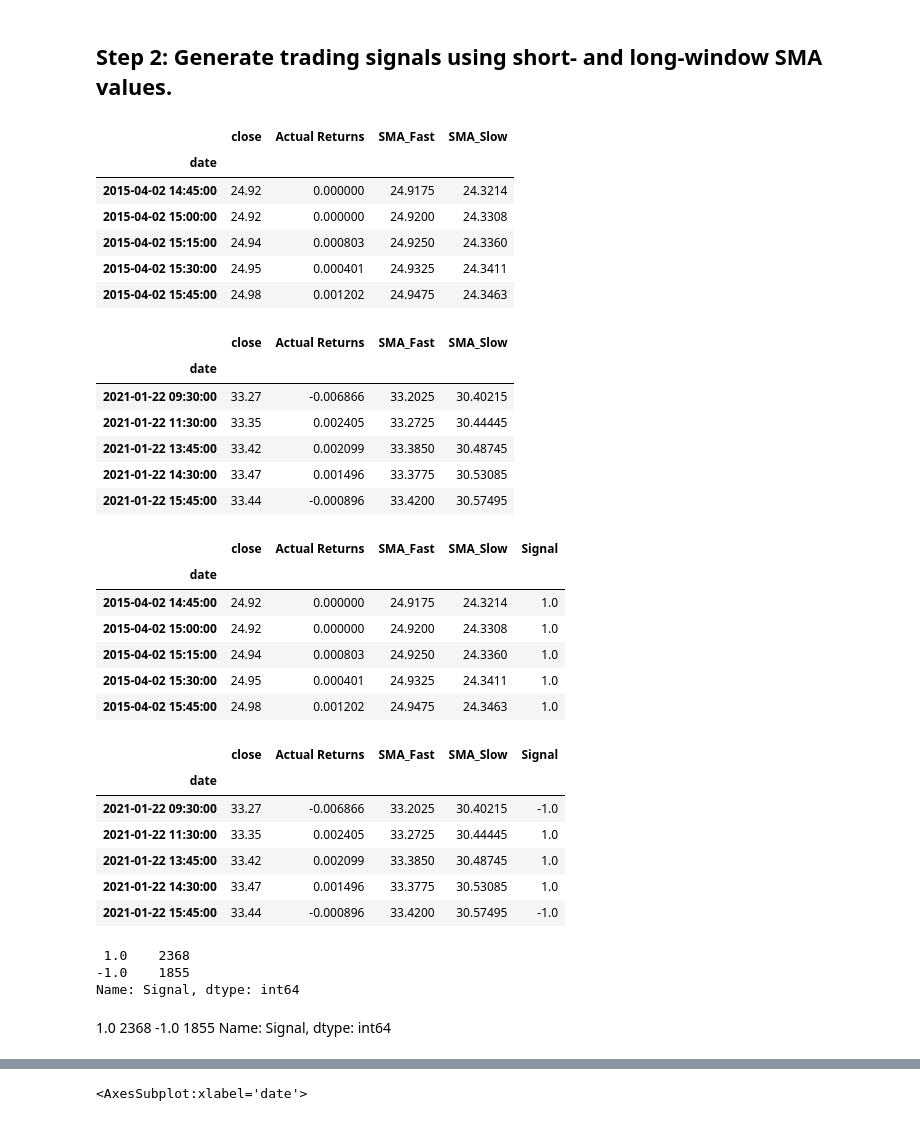
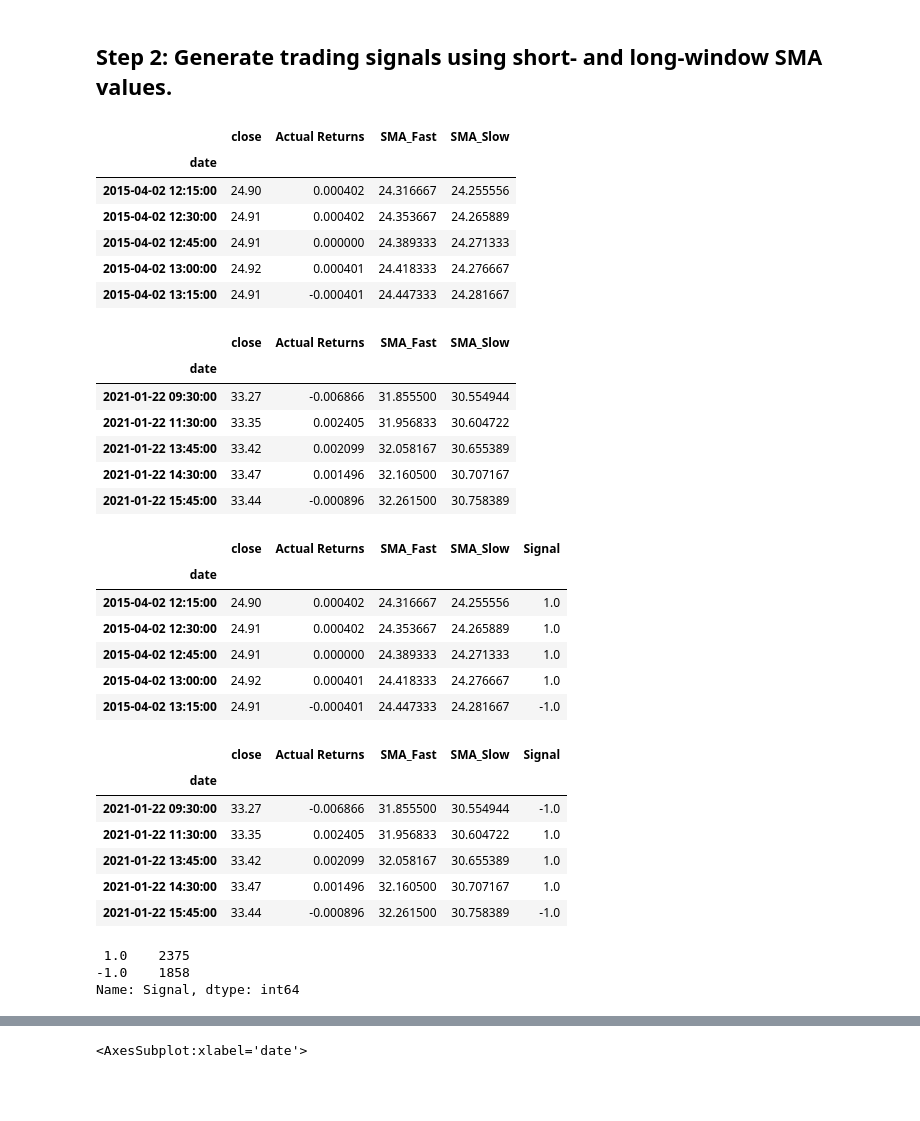
Before and after one commit to ALPHAINFINITETEAM/Module-14-Algorithmic-trading, a Jupyter notebook: Starter_Code/machine_learning_trading_bot.ipynb, the cells around one changed output, grey strips where cells are left out. Cells and saved outputs as stored; diff of their text form; code cells hidden in the pictures; blank space fills up the shorter version.

```diff
--- a/Starter_Code/machine_learning_trading_bot.ipynb
+++ b/Starter_Code/machine_learning_trading_bot.ipynb
@@ -139,33 +136,33 @@ display(signals_df.tail())
 ## Step 2: Generate trading signals using short- and long-window SMA values.
 # %%
 # Set the short window and long window
-short_window = 4
-long_window = 100
+short_window = 30
+long_window = 90
 
 # Generate the fast and slow simple moving averages (4 and 100 days, respectively)
 signals_df['SMA_Fast'] = signals_df['close'].rolling(window=short_window).mean()
 signals_df['SMA_Slow'] = signals_df['close'].rolling(window=long_window).mean()
 
 signals_df = signals_df.dropna()
 
 # Review the DataFrame
 display(signals_df.head())
 display(signals_df.tail())
 # %% [output]
 |  | close | Actual Returns | SMA_Fast | SMA_Slow |
 | date |  |  |  |  |
-| 2015-04-02 14:45:00 | 24.92 | 0.000000 | 24.9175 | 24.3214 |
-| 2015-04-02 15:00:00 | 24.92 | 0.000000 | 24.9200 | 24.3308 |
-| 2015-04-02 15:15:00 | 24.94 | 0.000803 | 24.9250 | 24.3360 |
-| 2015-04-02 15:30:00 | 24.95 | 0.000401 | 24.9325 | 24.3411 |
-| 2015-04-02 15:45:00 | 24.98 | 0.001202 | 24.9475 | 24.3463 |
+| 2015-04-02 12:15:00 | 24.90 | 0.000402 | 24.316667 | 24.255556 |
+| 2015-04-02 12:30:00 | 24.91 | 0.000402 | 24.353667 | 24.265889 |
+| 2015-04-02 12:45:00 | 24.91 | 0.000000 | 24.389333 | 24.271333 |
+| 2015-04-02 13:00:00 | 24.92 | 0.000401 | 24.418333 | 24.276667 |
+| 2015-04-02 13:15:00 | 24.91 | -0.000401 | 24.447333 | 24.281667 |
 |  | close | Actual Returns | SMA_Fast | SMA_Slow |
 | date |  |  |  |  |
-| 2021-01-22 09:30:00 | 33.27 | -0.006866 | 33.2025 | 30.40215 |
-| 2021-01-22 11:30:00 | 33.35 | 0.002405 | 33.2725 | 30.44445 |
-| 2021-01-22 13:45:00 | 33.42 | 0.002099 | 33.3850 | 30.48745 |
-| 2021-01-22 14:30:00 | 33.47 | 0.001496 | 33.3775 | 30.53085 |
-| 2021-01-22 15:45:00 | 33.44 | -0.000896 | 33.4200 | 30.57495 |
+| 2021-01-22 09:30:00 | 33.27 | -0.006866 | 31.855500 | 30.554944 |
+| 2021-01-22 11:30:00 | 33.35 | 0.002405 | 31.956833 | 30.604722 |
+| 2021-01-22 13:45:00 | 33.42 | 0.002099 | 32.058167 | 30.655389 |
+| 2021-01-22 14:30:00 | 33.47 | 0.001496 | 32.160500 | 30.707167 |
+| 2021-01-22 15:45:00 | 33.44 | -0.000896 | 32.261500 | 30.758389 |
 # %%
 # Initialize the new Signal column
 signals_df['Signal'] = 0.0
@@ -182,28 +179,24 @@ display(signals_df.tail())
 # %% [output]
 |  | close | Actual Returns | SMA_Fast | SMA_Slow | Signal |
 | date |  |  |  |  |  |
-| 2015-04-02 14:45:00 | 24.92 | 0.000000 | 24.9175 | 24.3214 | 1.0 |
-| 2015-04-02 15:00:00 | 24.92 | 0.000000 | 24.9200 | 24.3308 | 1.0 |
-| 2015-04-02 15:15:00 | 24.94 | 0.000803 | 24.9250 | 24.3360 | 1.0 |
-| 2015-04-02 15:30:00 | 24.95 | 0.000401 | 24.9325 | 24.3411 | 1.0 |
-| 2015-04-02 15:45:00 | 24.98 | 0.001202 | 24.9475 | 24.3463 | 1.0 |
+| 2015-04-02 12:15:00 | 24.90 | 0.000402 | 24.316667 | 24.255556 | 1.0 |
+| 2015-04-02 12:30:00 | 24.91 | 0.000402 | 24.353667 | 24.265889 | 1.0 |
+| 2015-04-02 12:45:00 | 24.91 | 0.000000 | 24.389333 | 24.271333 | 1.0 |
+| 2015-04-02 13:00:00 | 24.92 | 0.000401 | 24.418333 | 24.276667 | 1.0 |
+| 2015-04-02 13:15:00 | 24.91 | -0.000401 | 24.447333 | 24.281667 | -1.0 |
 |  | close | Actual Returns | SMA_Fast | SMA_Slow | Signal |
 | date |  |  |  |  |  |
-| 2021-01-22 09:30:00 | 33.27 | -0.006866 | 33.2025 | 30.40215 | -1.0 |
-| 2021-01-22 11:30:00 | 33.35 | 0.002405 | 33.2725 | 30.44445 | 1.0 |
-| 2021-01-22 13:45:00 | 33.42 | 0.002099 | 33.3850 | 30.48745 | 1.0 |
-| 2021-01-22 14:30:00 | 33.47 | 0.001496 | 33.3775 | 30.53085 | 1.0 |
-| 2021-01-22 15:45:00 | 33.44 | -0.000896 | 33.4200 | 30.57495 | -1.0 |
+| 2021-01-22 09:30:00 | 33.27 | -0.006866 | 31.855500 | 30.554944 | -1.0 |
+| 2021-01-22 11:30:00 | 33.35 | 0.002405 | 31.956833 | 30.604722 | 1.0 |
+| 2021-01-22 13:45:00 | 33.42 | 0.002099 | 32.058167 | 30.655389 | 1.0 |
+| 2021-01-22 14:30:00 | 33.47 | 0.001496 | 32.160500 | 30.707167 | 1.0 |
+| 2021-01-22 15:45:00 | 33.44 | -0.000896 | 32.261500 | 30.758389 | -1.0 |
 # %%
 signals_df['Signal'].value_counts()
 # %% [output]
- 1.0    2368
--1.0    1855
+ 1.0    2375
+-1.0    1858
 Name: Signal, dtype: int64
-# %% [markdown]
- 1.0    2368
--1.0    1855
-Name: Signal, dtype: int64
 # %%
 # Calculate the strategy returns and add them to the signals_df DataFrame
 signals_df['Strategy Returns'] = signals_df['Actual Returns'] * signals_df['Signal'].shift()
```
Also changed, not shown: parts of 21 cells of this notebook.
